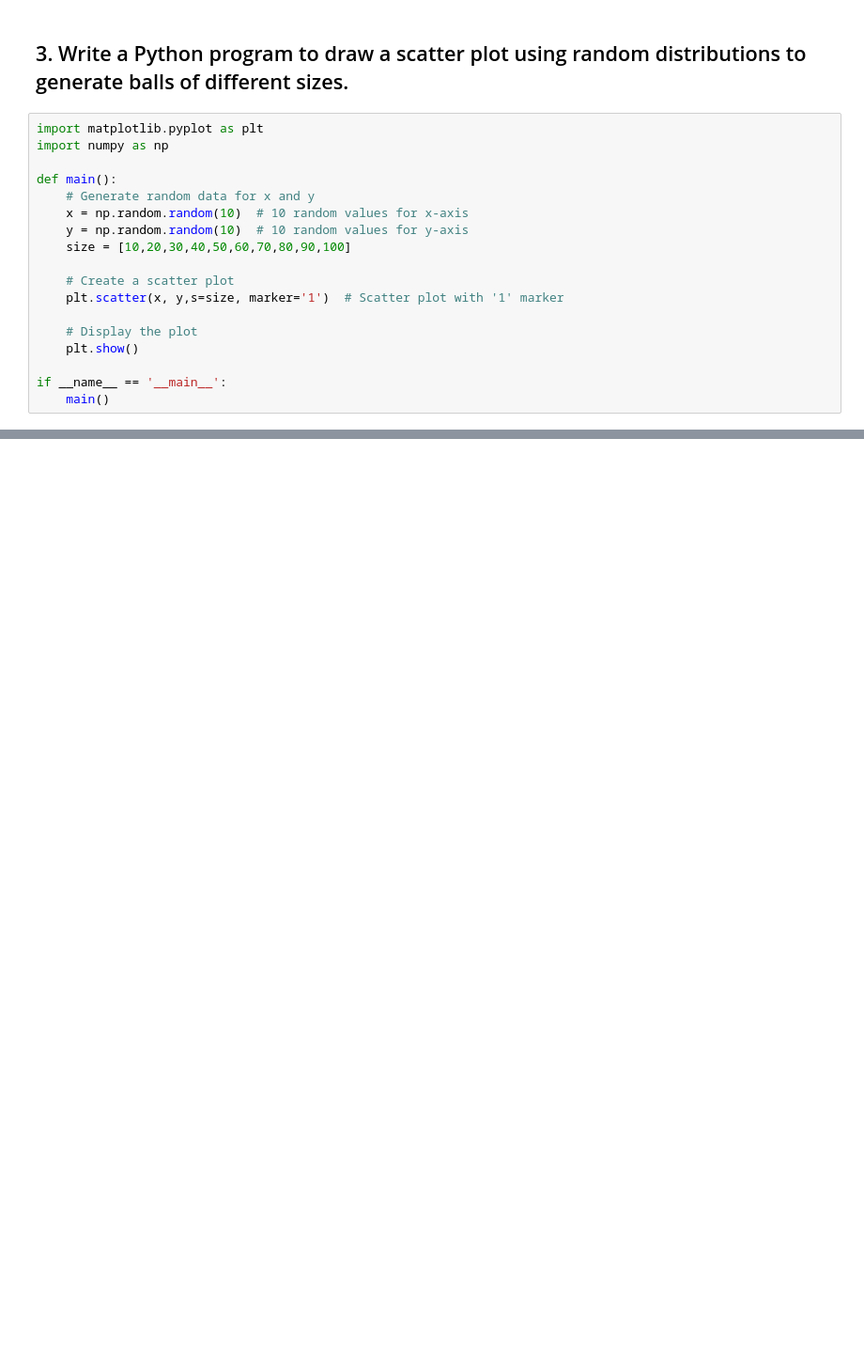
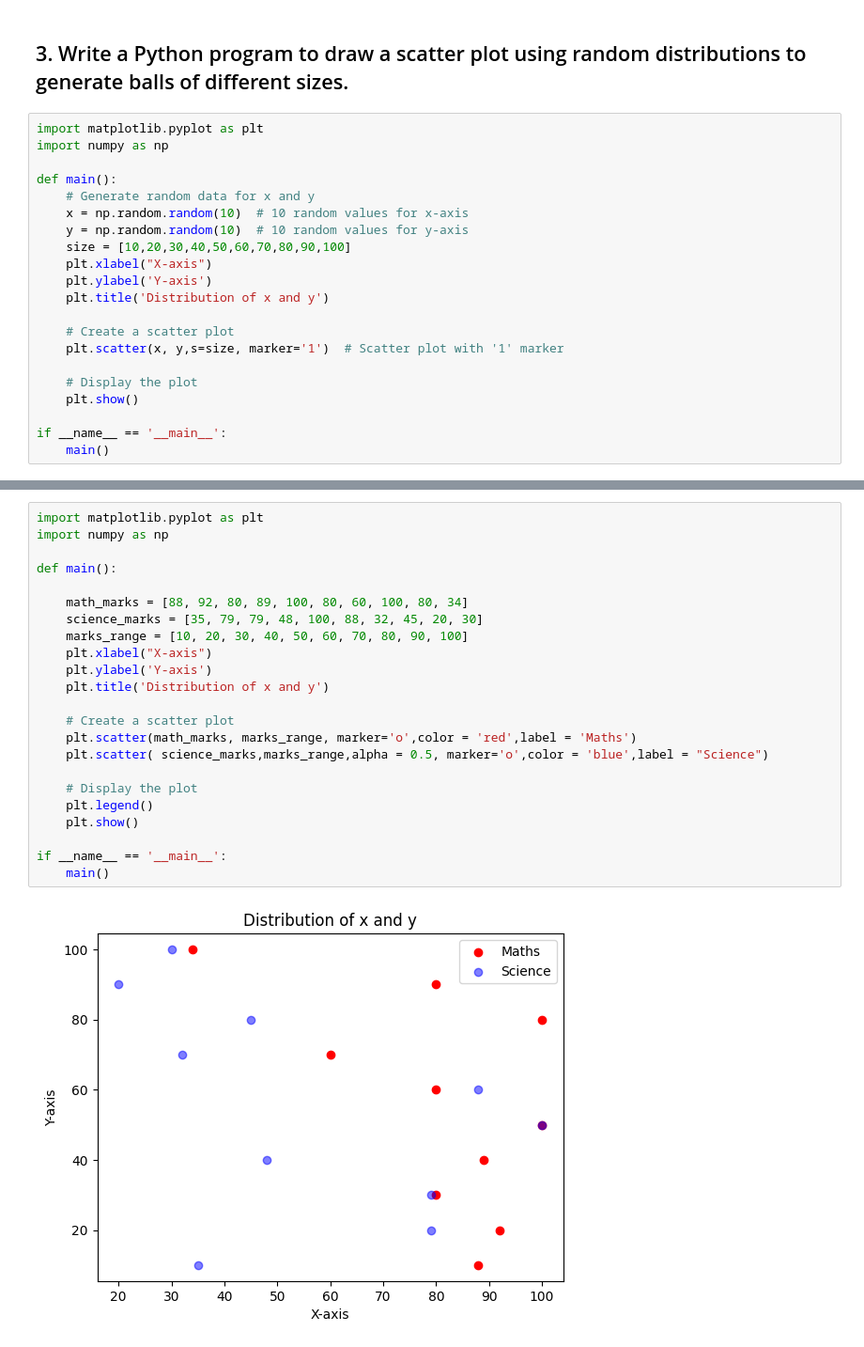
Before and after one commit to shivyelave/Python-Libraries, a Jupyter notebook: Matplotlib/matplotlib_statterplot.ipynb, the cells around one changed output, grey strips where cells are left out. Shown at 94% size. Saved outputs shown, nothing was run; the diff lists cells and outputs as text; blank space fills up the shorter version.

```diff
--- a/Matplotlib/matplotlib_statterplot.ipynb
+++ b/Matplotlib/matplotlib_statterplot.ipynb
@@ -63,6 +70,9 @@ def main():
     x = np.random.random(10)  # 10 random values for x-axis
     y = np.random.random(10)  # 10 random values for y-axis
     size = [10,20,30,40,50,60,70,80,90,100]
+    plt.xlabel("X-axis")
+    plt.ylabel('Y-axis')
+    plt.title('Distribution of x and y')
 
     # Create a scatter plot
     plt.scatter(x, y,s=size, marker='1')  # Scatter plot with '1' marker
@@ -76,0 +93,25 @@ if __name__ == '__main__':
+# %%
+import matplotlib.pyplot as plt
+import numpy as np
+
+def main():
+
+    math_marks = [88, 92, 80, 89, 100, 80, 60, 100, 80, 34]
+    science_marks = [35, 79, 79, 48, 100, 88, 32, 45, 20, 30]
+    marks_range = [10, 20, 30, 40, 50, 60, 70, 80, 90, 100]
+    plt.xlabel("X-axis")
+    plt.ylabel('Y-axis')
+    plt.title('Distribution of x and y')
+
+    # Create a scatter plot
+    plt.scatter(math_marks, marks_range, marker='o',color = 'red',label = 'Maths')
+    plt.scatter( science_marks,marks_range,alpha = 0.5, marker='o',color = 'blue',label = "Science")
+
+    # Display the plot
+    plt.legend()
+    plt.show()
+
+if __name__ == '__main__':
+    main()
+# %% [output]
+[figure, added]
```
Also changed, not shown: parts of 4 cells of this notebook.
